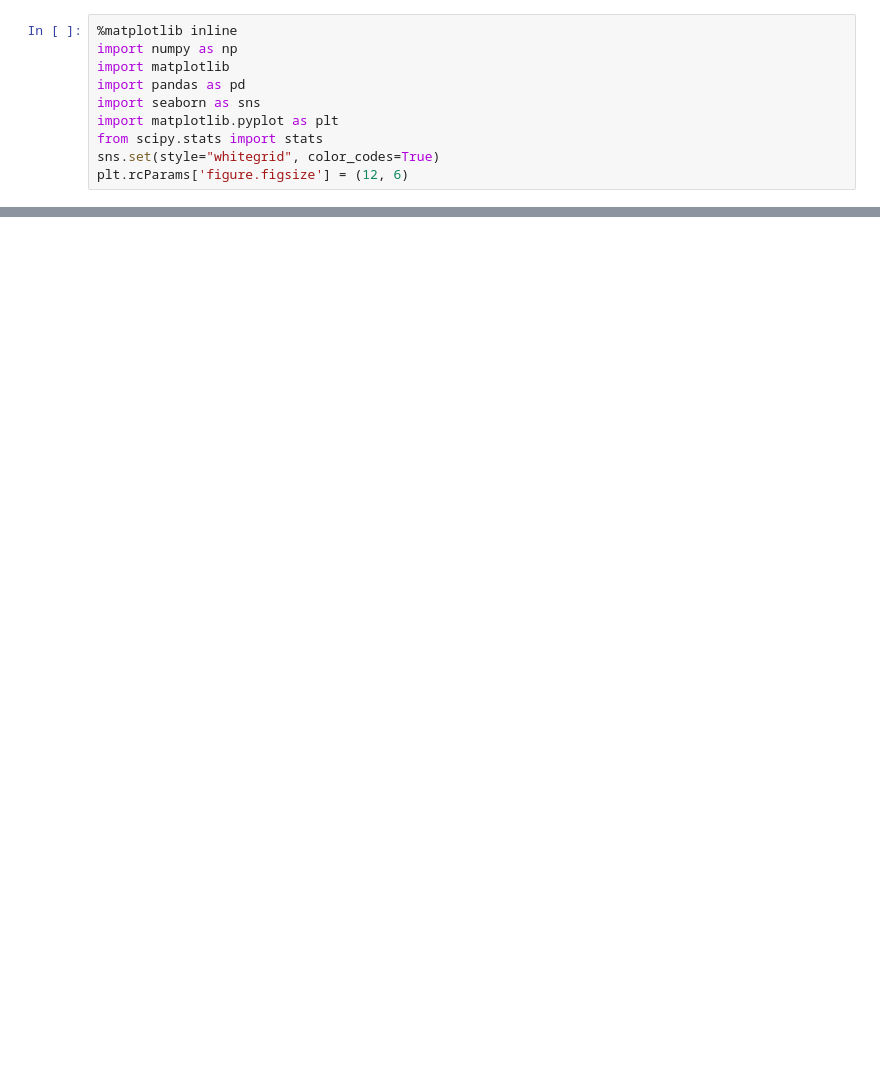
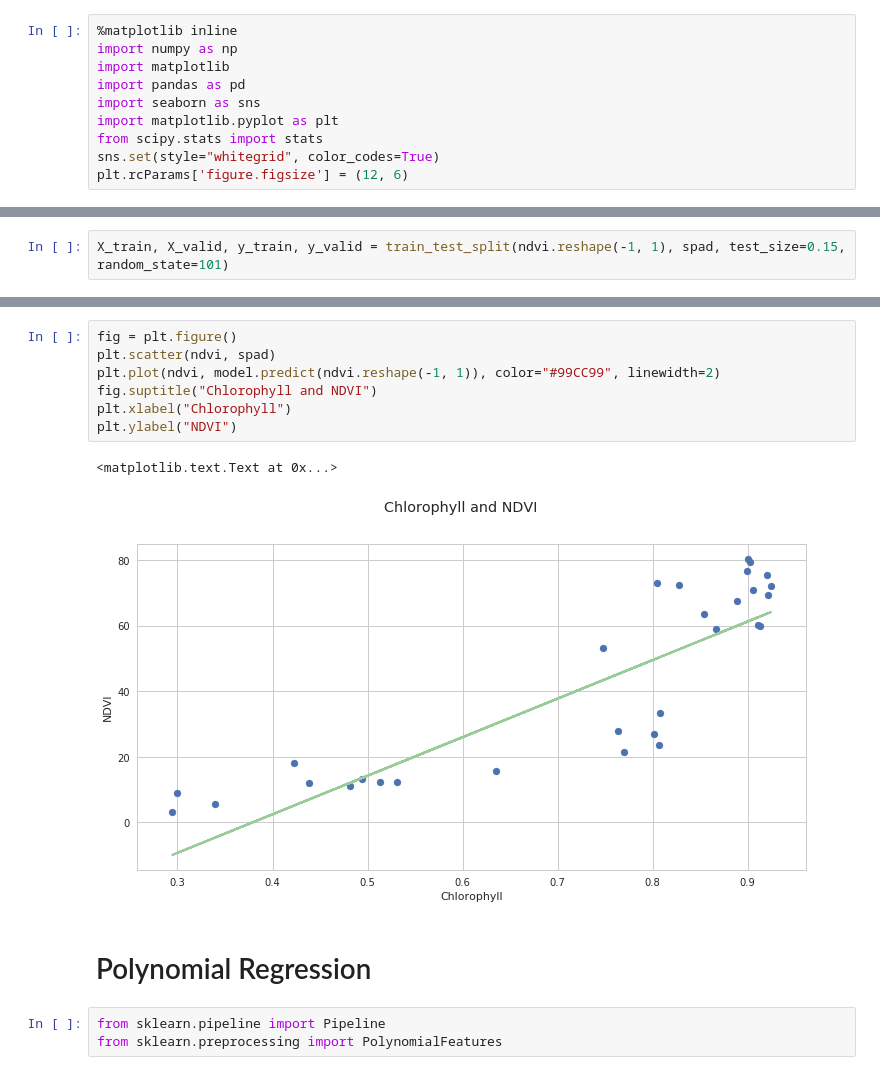
Before and after one commit to cheripai/thesis, a Jupyter notebook: notebooks/Orange_NDVI_SPAD.ipynb, the cells around one changed output, grey strips where cells are left out. Saved outputs shown, nothing was run; the diff lists cells and outputs as text; blank space fills up the shorter version.

```diff
--- a/notebooks/Orange_NDVI_SPAD.ipynb
+++ b/notebooks/Orange_NDVI_SPAD.ipynb
@@ -52,0 +49,2 @@ plt.scatter(spad, ndvi)
+# %%
+X_train, X_valid, y_train, y_valid = train_test_split(ndvi.reshape(-1, 1), spad, test_size=0.15, random_state=101)
@@ -52,0 +61,15 @@ plt.scatter(spad, ndvi)
+# %%
+fig = plt.figure()
+plt.scatter(ndvi, spad)
+plt.plot(ndvi, model.predict(ndvi.reshape(-1, 1)), color="#99CC99", linewidth=2)
+fig.suptitle("Chlorophyll and NDVI")
+plt.xlabel("Chlorophyll")
+plt.ylabel("NDVI")
+# %% [output]
+<matplotlib.text.Text at 0x...>
+[figure, added]
+# %% [markdown]
+# Polynomial Regression
+# %%
+from sklearn.pipeline import Pipeline
+from sklearn.preprocessing import PolynomialFeatures
```
Also changed, not shown: parts of 18 cells of this notebook.
